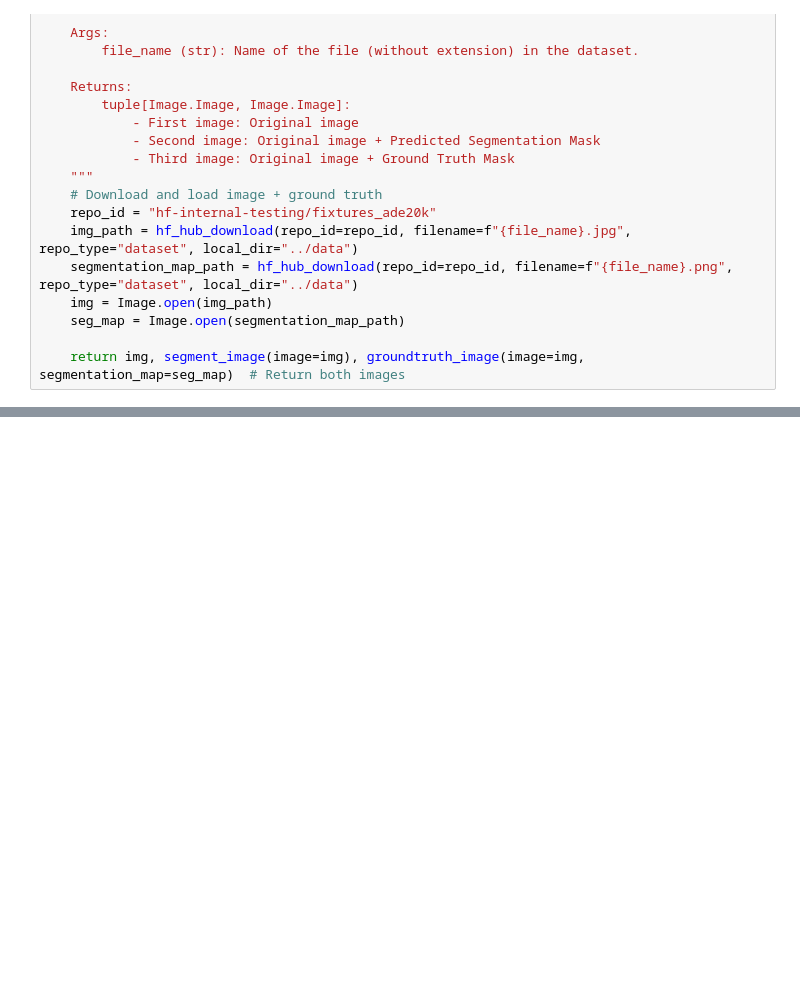
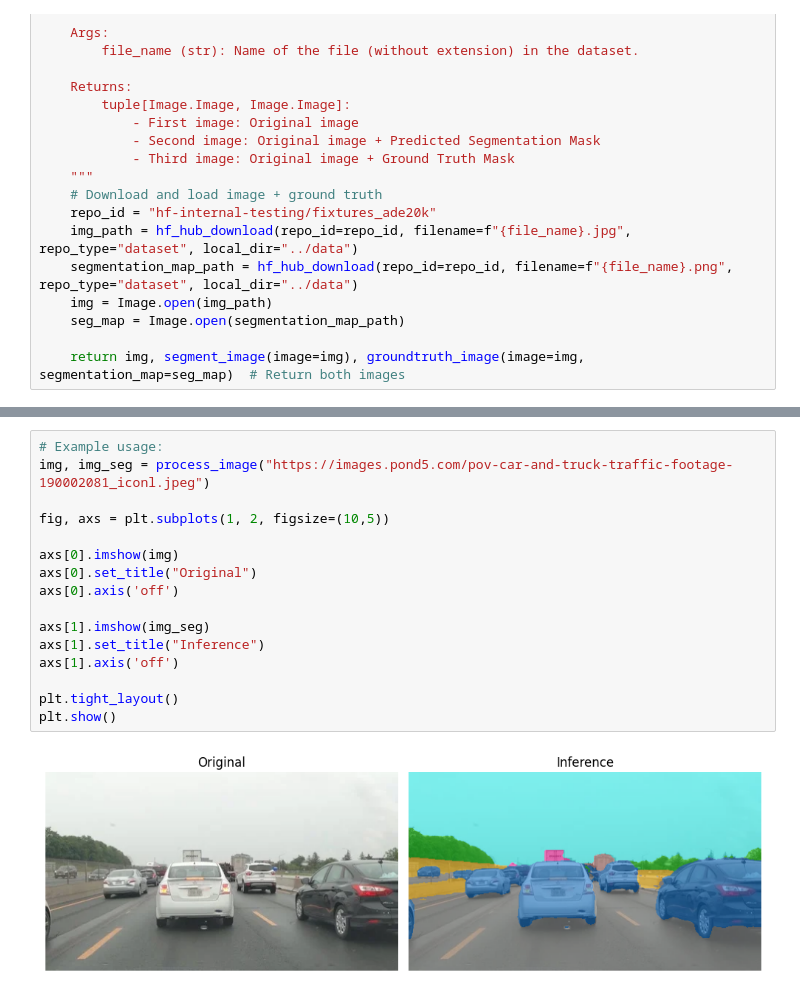
Before and after one commit to c-0w0/CV-Segmentation-viaSegformer, a Jupyter notebook: src/SemanticSegmentation.ipynb, the cells around one changed output, grey strips where cells are left out. Drawn from its saved outputs; the diff is of its cells as text; blank space fills up the shorter version.

```diff
--- a/src/SemanticSegmentation.ipynb
+++ b/src/SemanticSegmentation.ipynb
@@ -276,3 +276,21 @@ plt.tight_layout()
 plt.show()
 # %% [output]
 [figure]
+# %%
+# Example usage:
+img, img_seg = process_image("https://images.pond5.com/pov-car-and-truck-traffic-footage-190002081_iconl.jpeg")
+
+fig, axs = plt.subplots(1, 2, figsize=(10,5))
+
+axs[0].imshow(img)
+axs[0].set_title("Original")
+axs[0].axis('off')
+
+axs[1].imshow(img_seg)
+axs[1].set_title("Inference")
+axs[1].axis('off')
+
+plt.tight_layout()
+plt.show()
+# %% [output]
+[figure, added]
```
Also changed, not shown: parts of 3 cells of this notebook.
